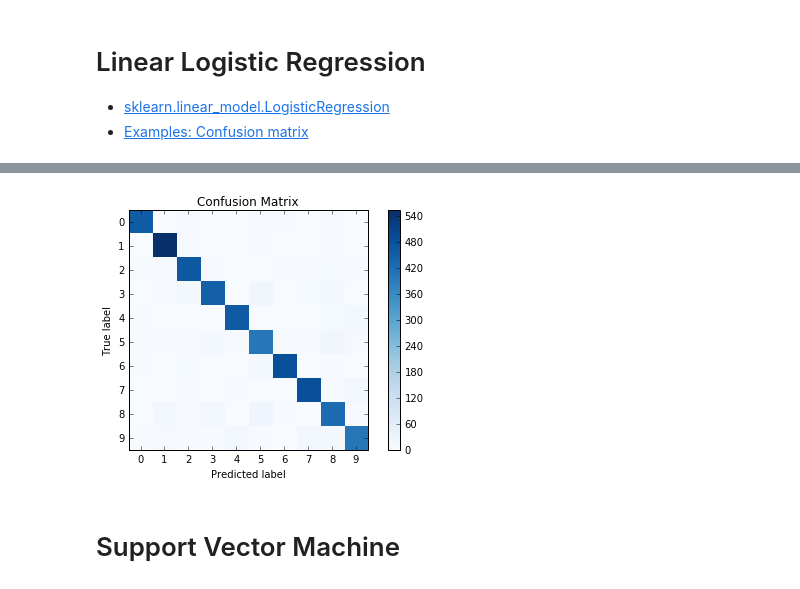
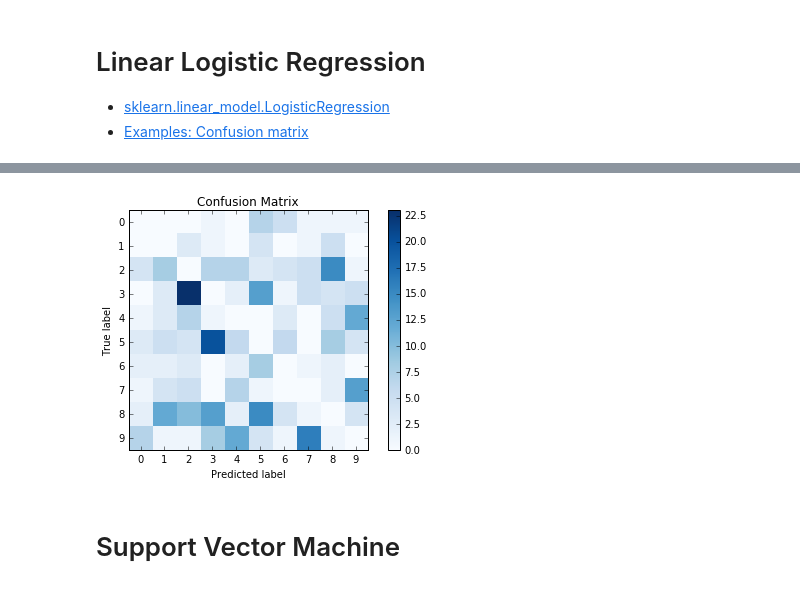
Before and after one commit to yunabe/codelab, a Jupyter notebook: python/notebook/sklearn_mnist.ipynb, the cells around one changed output, grey strips where cells are left out. Drawn from its saved outputs; the diff is of its cells as text; code cells hidden in the pictures.

```diff
--- a/python/notebook/sklearn_mnist.ipynb
+++ b/python/notebook/sklearn_mnist.ipynb
@@ -154,22 +168,23 @@ test accuracy: 91.510%
 # %%
 from sklearn.metrics import confusion_matrix
 
 cm = confusion_matrix(mnist.validation.labels, clf.predict(mnist.validation.images))
+np.fill_diagonal(cm, 0)
 
 plt.imshow(cm, interpolation='nearest', cmap=plt.cm.Blues)
 plt.title('Confusion Matrix')
 plt.colorbar()
 
 target_names = np.arange(10)
 tick_marks = target_names
 plt.xticks(tick_marks, target_names, rotation=0)
 plt.yticks(tick_marks, target_names)
 plt.tight_layout()
 plt.ylabel('True label')
 plt.xlabel('Predicted label')
 plt.show()
 # %% [output]
-[figure, old version]
+[figure, new version]
 # %% [markdown]
 # Support Vector Machine
 # %%
```
Also changed, not shown: parts of 10 cells of this notebook.
